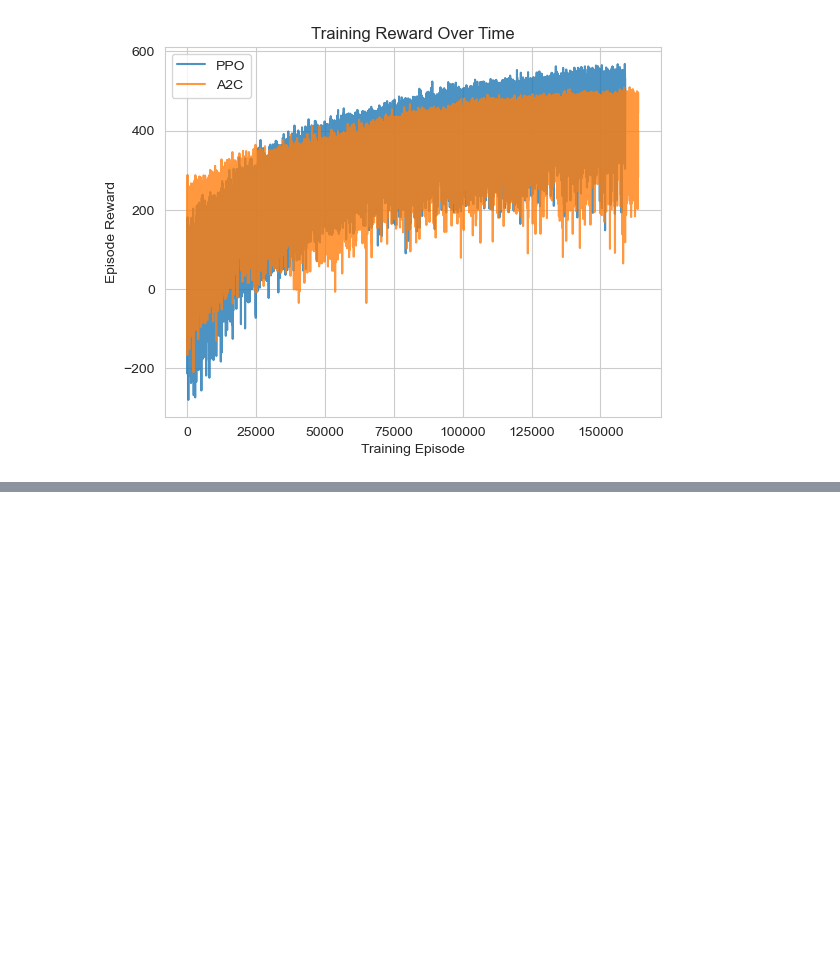
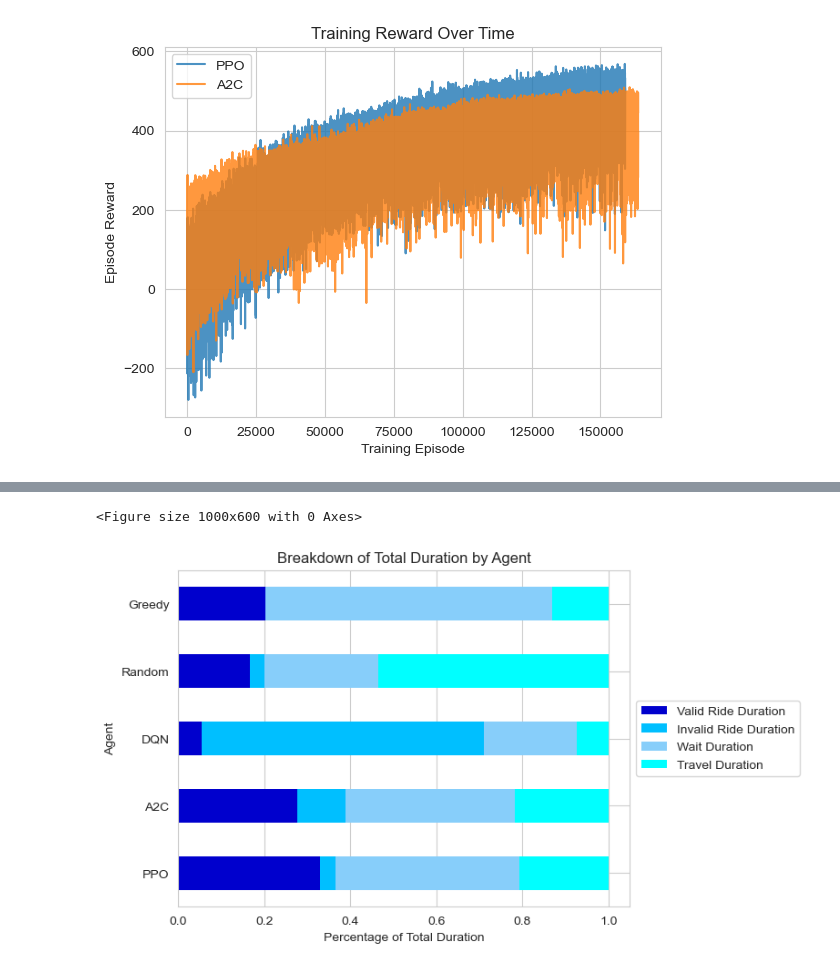
Before and after one commit to Hiroki39/DS-GA-3001-007-Final-Project, a Jupyter notebook: visualize.ipynb, the cells around one changed output, grey strips where cells are left out. Drawn from its saved outputs; the diff is of its cells as text; code cells hidden in the pictures; blank space fills up the shorter version.

```diff
--- a/visualize.ipynb
+++ b/visualize.ipynb
@@ -58,0 +98,28 @@ plt.show()
+# %%
+# plot horizontal stacked bar chart comparing different agents
+arr = np.array([
+    ppo_df[['valid_ride_duration', 'invalid_ride_duration', 'wait_duration', 'travel_duration']].sum().values,
+    a2c_df[['valid_ride_duration', 'invalid_ride_duration', 'wait_duration', 'travel_duration']].sum().values,
+    dqn_df[['valid_ride_duration', 'invalid_ride_duration', 'wait_duration', 'travel_duration']].sum().values,
+    random_df[['valid_ride_duration', 'invalid_ride_duration', 'wait_duration', 'travel_duration']].sum().values,
+    greedy_df[['valid_ride_duration', 'invalid_ride_duration', 'wait_duration', 'travel_duration']].sum().values
+])
+
+# # normalize by total duration
+arr = arr / arr.sum(axis=1)[:, np.newaxis]
+
+breakdown_df = pd.DataFrame(arr, columns=['Valid Ride Duration', 'Invalid Ride Duration', 'Wait Duration', 'Travel Duration'])
+breakdown_df.index = ['PPO', 'A2C', 'DQN', 'Random', 'Greedy']
+
+# plot stacked bar chart, no white space between bars
+plt.figure(figsize=(10, 6))
+breakdown_df.plot.barh(stacked=True, color=['mediumblue', 'deepskyblue', 'lightskyblue', 'cyan'], edgecolor='none')
+
+plt.ylabel("Agent")
+plt.xlabel("Percentage of Total Duration")
+plt.legend(loc='center left', bbox_to_anchor=(1.0, 0.5))
+plt.title("Breakdown of Total Duration by Agent")
+plt.show()
+# %% [output]
+<Figure size 1000x600 with 0 Axes>
+[figure, added]
```
Also changed, not shown: parts of 8 cells of this notebook, 1 other file.
